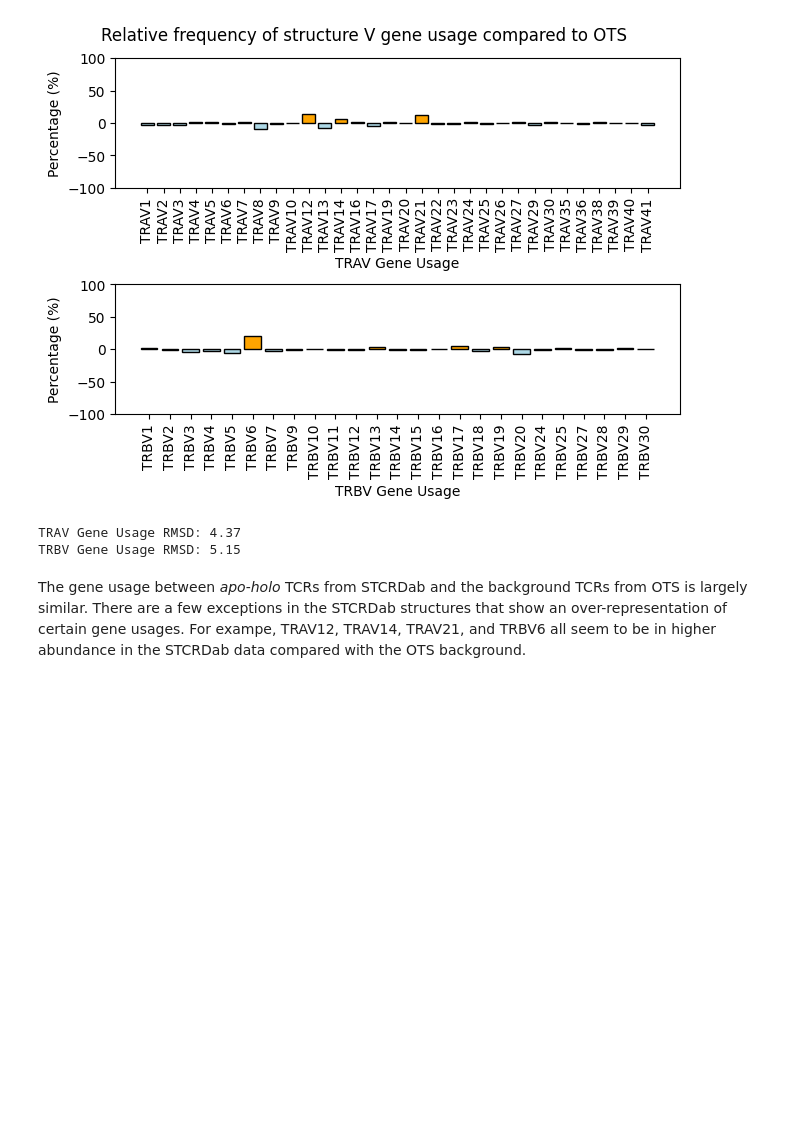
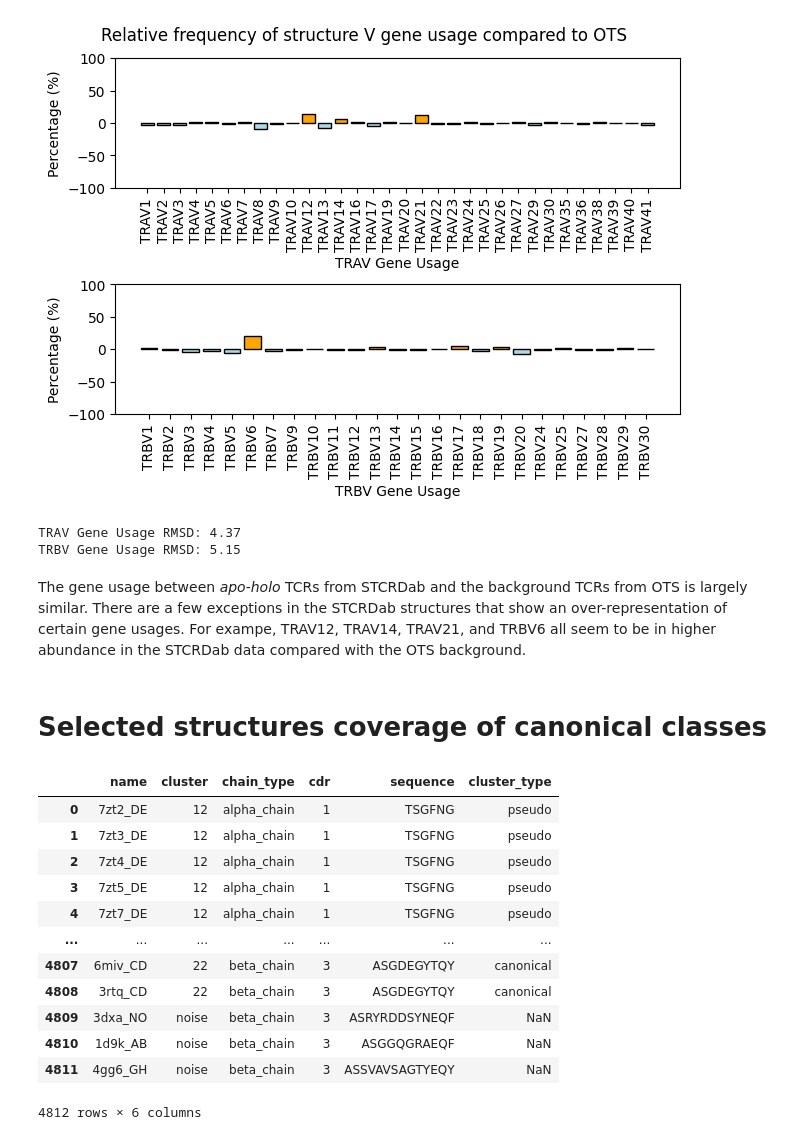
Before and after one commit to benjiemc/tcr-pmhc-interface-analysis, a Jupyter notebook: notebooks/Ascertaining_the_generalisability_of_the_structure_data.ipynb, the cells around one changed output. Cells and saved outputs as stored; diff of their text form; code cells hidden in the pictures; blank space fills up the shorter version.

```diff
--- a/notebooks/Ascertaining_the_generalisability_of_the_structure_data.ipynb
+++ b/notebooks/Ascertaining_the_generalisability_of_the_structure_data.ipynb
@@ -487,3 +487,22 @@ TRBV Gene Usage RMSD: 5.15
 The gene usage between *apo*-*holo* TCRs from STCRDab and the background TCRs from OTS is largely similar.
 There are a few exceptions in the STCRDab structures that show an over-representation of certain gene usages.
 For exampe, TRAV12, TRAV14, TRAV21, and TRBV6 all seem to be in higher abundance in the STCRDab data compared with the OTS background.
+# %% [markdown]
+# Selected structures coverage of canonical classes
+# %%
+cdr_clusters = pd.read_csv('../data/processed/stcrdab_clusters.csv')
+cdr_clusters
+# %% [output]
+|  | name | cluster | chain_type | cdr | sequence | cluster_type |
+| 0 | 7zt2_DE | 12 | alpha_chain | 1 | TSGFNG | pseudo |
+| 1 | 7zt3_DE | 12 | alpha_chain | 1 | TSGFNG | pseudo |
+| 2 | 7zt4_DE | 12 | alpha_chain | 1 | TSGFNG | pseudo |
+| 3 | 7zt5_DE | 12 | alpha_chain | 1 | TSGFNG | pseudo |
+| 4 | 7zt7_DE | 12 | alpha_chain | 1 | TSGFNG | pseudo |
+| ... | ... | ... | ... | ... | ... | ... |
+| 4807 | 6miv_CD | 22 | beta_chain | 3 | ASGDEGYTQY | canonical |
+| 4808 | 3rtq_CD | 22 | beta_chain | 3 | ASGDEGYTQY | canonical |
+| 4809 | 3dxa_NO | noise | beta_chain | 3 | ASRYRDDSYNEQF | NaN |
+| 4810 | 1d9k_AB | noise | beta_chain | 3 | ASGGQGRAEQF | NaN |
+| 4811 | 4gg6_GH | noise | beta_chain | 3 | ASSVAVSAGTYEQY | NaN |
+4812 rows × 6 columns
```
Also changed, not shown: parts of 7 cells of this notebook.
